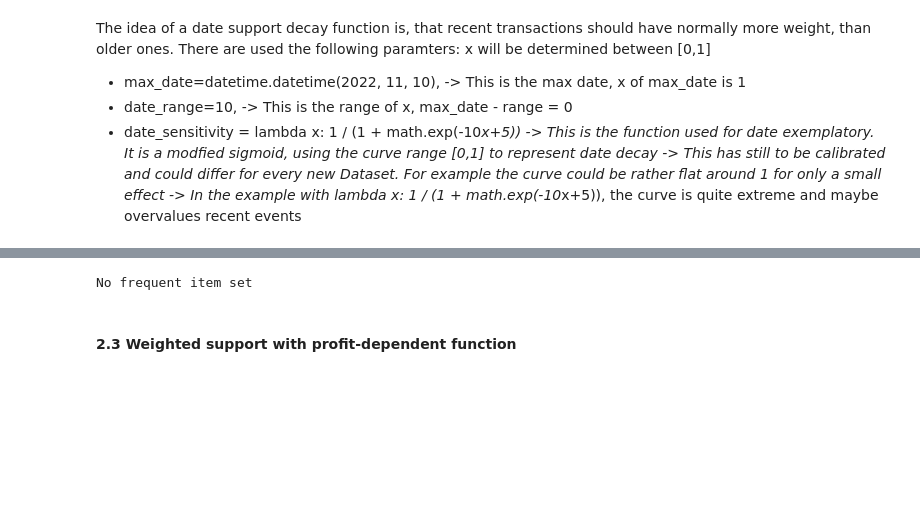
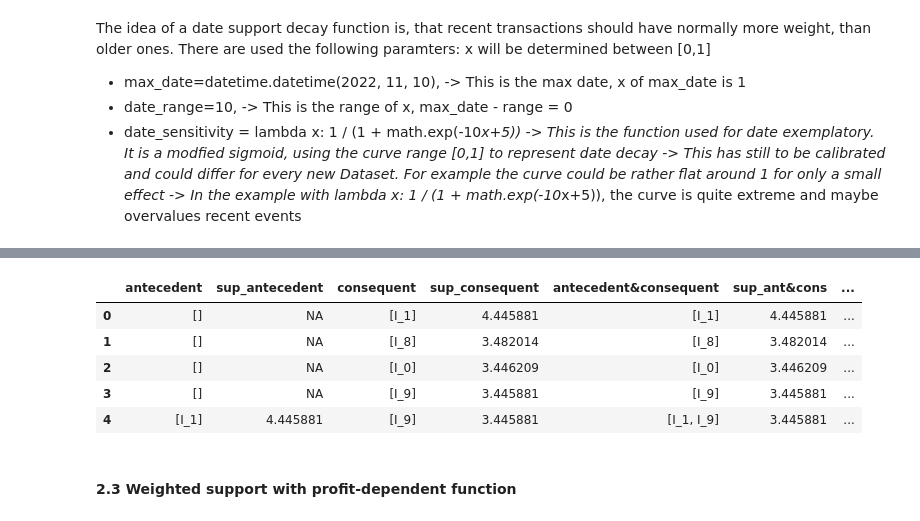
Before and after one commit to dawei7/Detecting-patterns-in-purchase-history-using-association-rule-learning-methods, a Jupyter notebook: Analysis/Detecting-patterns-in-purchase-history-using-association-rule-learning-methods.ipynb, the cells around one changed output, grey strips where cells are left out. Saved outputs shown, nothing was run; the diff lists cells and outputs as text; code cells hidden in the pictures; blank space fills up the shorter version.

```diff
--- a/Analysis/Detecting-patterns-in-purchase-history-using-association-rule-learning-methods.ipynb
+++ b/Analysis/Detecting-patterns-in-purchase-history-using-association-rule-learning-methods.ipynb
@@ -196,23 +196,28 @@ df_data_simple_withdate
 # %%
 import math
 import datetime
 
 rules = mod_fp_growth.fpgrowthFromDataFrame(\
     T,
-    minSupRatio=0.3,
+    minSupRatio=0.5,
     maxSupRatio=1,
     minConf=0,
     item_col=1,
     date_col=2,
     max_date=datetime.datetime(2022, 11, 10),
     date_range=10,
     date_sensitivity = lambda x: 1 / (1 + math.exp(-10*x+5))
     ) #Only Date
 
 
 rules
 # %% [output]
-No frequent item set
+|  | antecedent | sup_antecedent | consequent | sup_consequent | antecedent&consequent | sup_ant&cons | ... |
+| 0 | [] | NA | [I_1] | 4.445881 | [I_1] | 4.445881 | ... |
+| 1 | [] | NA | [I_8] | 3.482014 | [I_8] | 3.482014 | ... |
+| 2 | [] | NA | [I_0] | 3.446209 | [I_0] | 3.446209 | ... |
+| 3 | [] | NA | [I_9] | 3.445881 | [I_9] | 3.445881 | ... |
+| 4 | [I_1] | 4.445881 | [I_9] | 3.445881 | [I_1, I_9] | 3.445881 | ... |
 # %% [markdown]
 #### 2.3 Weighted support with profit-dependent function
 # %% [markdown]
```
Also changed, not shown: parts of 5 cells of this notebook, 2 other files.
